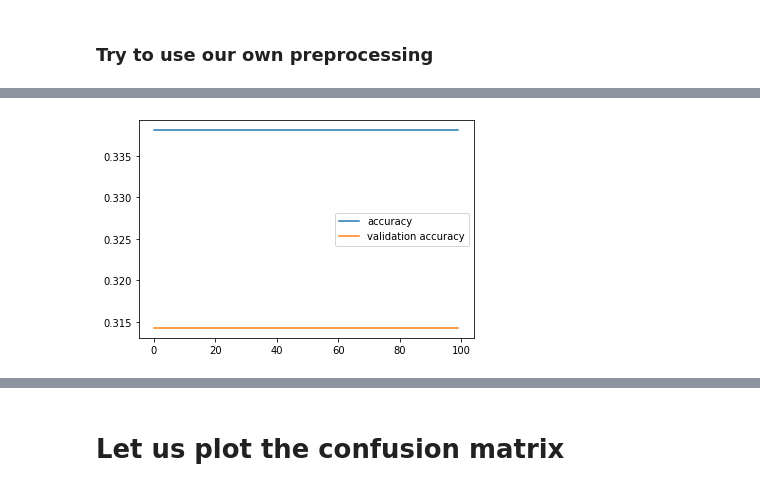
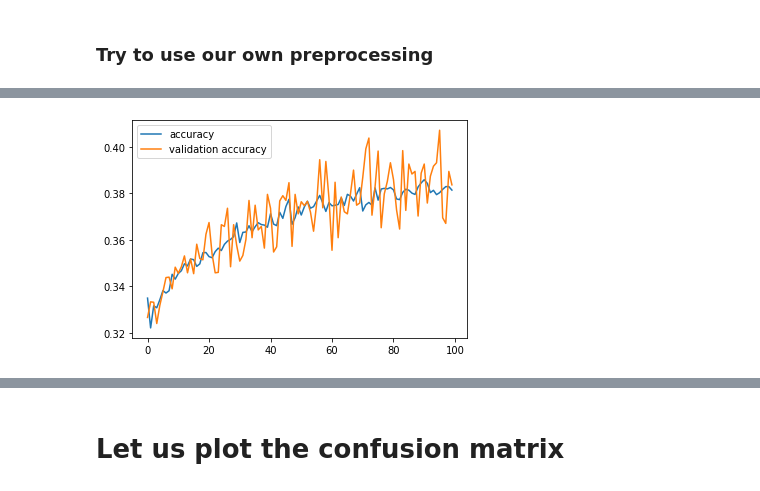
Before and after one commit to markkod/kaggle-football-prediction, a Jupyter notebook: modules/neural_network/neural_network.ipynb, the cells around one changed output, grey strips where cells are left out. Cells and saved outputs as stored; diff of their text form; code cells hidden in the pictures.

Commit message:
test set 3 months, grid search

```diff
--- a/modules/neural_network/neural_network.ipynb
+++ b/modules/neural_network/neural_network.ipynb
@@ -28,8 +28,8 @@ from utils.data_processing import confusion_matrix
 warnings.simplefilter("ignore")
 
 # You should run the ../../data_preprocessing.ipynb notebook to generate the data before running this
-data = pd.read_csv("../../datasets/data2.csv")
-data = data.tail(1000)
+data = pd.read_csv("../../datasets/data.csv")
+#data = data.tail(1000)
 
 
 # league_cols = [col for col in data.columns if 'League_' in col]
@@ -37,5 +37,5 @@ data = data.tail(1000)
 # data = data.drop(league_cols, axis=1)
 # data = data.tail(3000)
 
-labels = data.loc[:,'label']
-features = data.drop('label', axis = 1)
+#labels = data.loc[:,'label']
+#features = data.drop('label', axis = 1)
@@ -42,7 +54,7 @@ features = data.drop('label', axis = 1)
 # %%
 from sklearn.model_selection import train_test_split
 #Splitting the data into train, test
-X_train, X_test, y_train, y_test = train_test_split(features, labels, test_size = 0.25, random_state = 42, shuffle = True, stratify = labels)
+#X_train, X_test, y_train, y_test = train_test_split(features, labels, test_size = 0.25, random_state = 42, shuffle = True, stratify = labels)
 
 # Show some rows of the data
-X_train.head()
+#X_train.head()
@@ -167,6 +153,5 @@ print("Number of draws in test set:", np.sum(y_train == 1))
 print("Number of defeats in test set:", np.sum(y_train == 0))
 
 print("------------------------------------------------------------------------------ \n")
-history = model.fit(X_train, y_train_categorical, batch_size=32, epochs=100, validation_split=0.2)
 # %% [output]
 Label:
@@ -188,0 +167,28 @@ Epoch 100/100
+# %%
+learning_rates = [1e-3, 5e-3, 1e-4, 5e-4, 1e-5]
+dropout_rates = [0.05, 0.1, 0.2]
+
+best_lr = None
+best_dr = None
+
+best_val_acc = 0
+
+for lr in learning_rates:
+    for dr in dropout_rates:
+        print('Learning rate: {0}, Dropout rate: {1}'.format(lr, dr))
+        model = create_model(lr, dr)
+        history = model.fit(
+            X_train,
+            y_train_categorical,
+            batch_size=128,
+            epochs=100,
+            validation_split=0.2,
+            verbose=0)
+        val_acc = max(history.history['val_accuracy'])
+        acc = max(history.history['accuracy'])
+        print('Accuracy: {0}, Validation accuracy: {1}'.format(acc, val_acc))
+
+        if val_acc > best_val_acc:
+            best_val_acc = val_acc
+            best_lr = lr
+            best_dr = dr
@@ -198,10 +222,10 @@ plt.show()
 # %%
-plt.plot(history.history['acc'], label='accuracy')
-plt.plot(history.history['val_acc'], label='validation accuracy')
+plt.plot(history.history['accuracy'], label='accuracy')
+plt.plot(history.history['val_accuracy'], label='validation accuracy')
 plt.legend()
 plt.show()
 # %% [output]
-[figure, old version]
+[figure, new version]
 # %%
 # Take the most probable prediction
 # print(model.predict(X_test))
```
Also changed, not shown: parts of 16 cells of this notebook.
